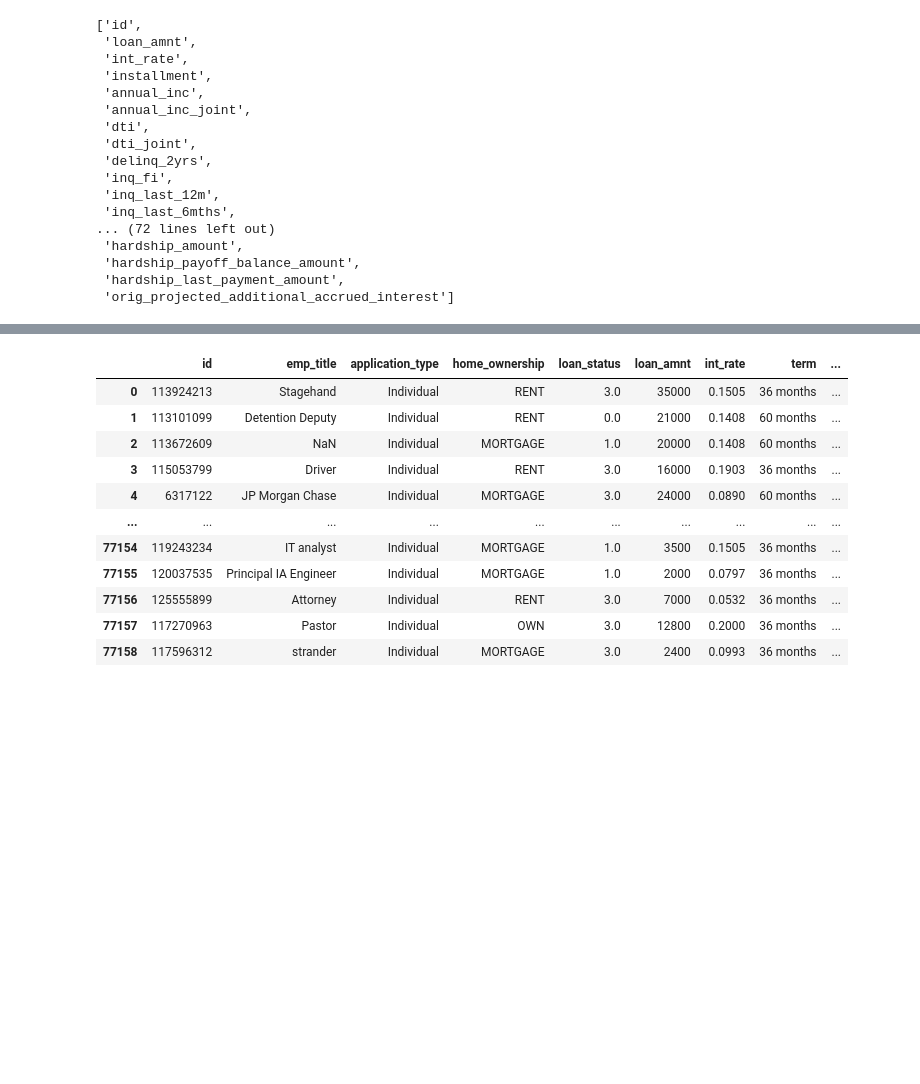
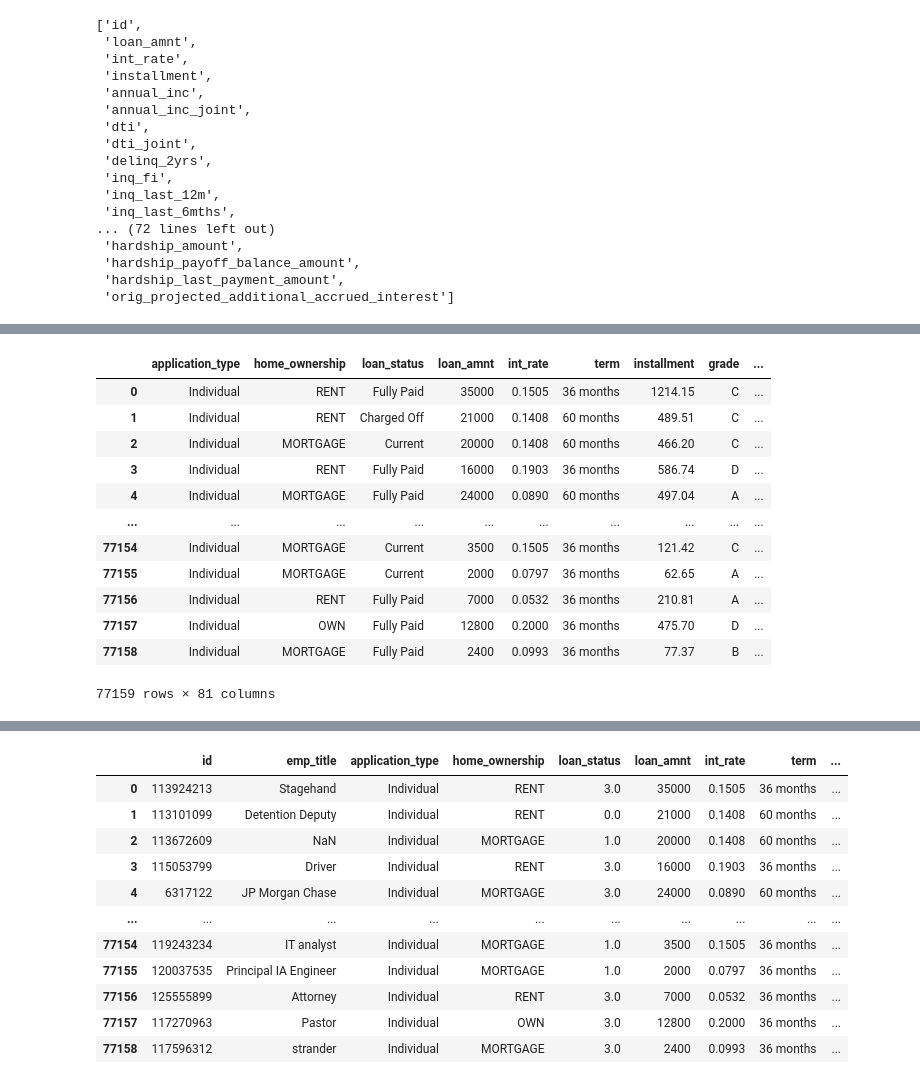
Before and after one commit to benafshapostwala/Data_Mining_CW, a Jupyter notebook: Data_Mining_CW2.ipynb, the cells around one changed output, grey strips where cells are left out. Cells and saved outputs as stored; diff of their text form; code cells hidden in the pictures; blank space fills up the shorter version.

```diff
--- a/Data_Mining_CW2.ipynb
+++ b/Data_Mining_CW2.ipynb
@@ -102,0 +136,19 @@ nul_vals
+# %%
+#dropping all the columns or variables that have too many nan values, now we can encode the categorical variables
+lending_data = lending_data.drop(['annual_inc_joint', 'verification_status_joint', 'hardship_reason', 'hardship_type', 'hardship_status', 'dti_joint', 'mths_since_last_record', 'mths_since_last_major_derog', 'mths_since_recent_bc_dlq', 'mths_since_recent_inq', 'mths_since_last_delinq', 'mths_since_recent_revol_delinq', 'il_util', 'revol_bal_joint', 'deferral_term', 'hardship_amount', 'hardship_payoff_balance_amount', 'hardship_last_payment_amount', 'orig_projected_additional_accrued_interest'], axis=1)
+lending_data = lending_data.drop(['emp_title'], axis=1)
+lending_data
+# %% [output]
+|  | application_type | home_ownership | loan_status | loan_amnt | int_rate | term | installment | grade | ... |
+| 0 | Individual | RENT | Fully Paid | 35000 | 0.1505 | 36 months | 1214.15 | C | ... |
+| 1 | Individual | RENT | Charged Off | 21000 | 0.1408 | 60 months | 489.51 | C | ... |
+| 2 | Individual | MORTGAGE | Current | 20000 | 0.1408 | 60 months | 466.20 | C | ... |
+| 3 | Individual | RENT | Fully Paid | 16000 | 0.1903 | 36 months | 586.74 | D | ... |
+| 4 | Individual | MORTGAGE | Fully Paid | 24000 | 0.0890 | 60 months | 497.04 | A | ... |
+| ... | ... | ... | ... | ... | ... | ... | ... | ... | ... |
+| 77154 | Individual | MORTGAGE | Current | 3500 | 0.1505 | 36 months | 121.42 | C | ... |
+| 77155 | Individual | MORTGAGE | Current | 2000 | 0.0797 | 36 months | 62.65 | A | ... |
+| 77156 | Individual | RENT | Fully Paid | 7000 | 0.0532 | 36 months | 210.81 | A | ... |
+| 77157 | Individual | OWN | Fully Paid | 12800 | 0.2000 | 36 months | 475.70 | D | ... |
+| 77158 | Individual | MORTGAGE | Fully Paid | 2400 | 0.0993 | 36 months | 77.37 | B | ... |
+77159 rows × 81 columns
```
Also changed, not shown: parts of 13 cells of this notebook.
